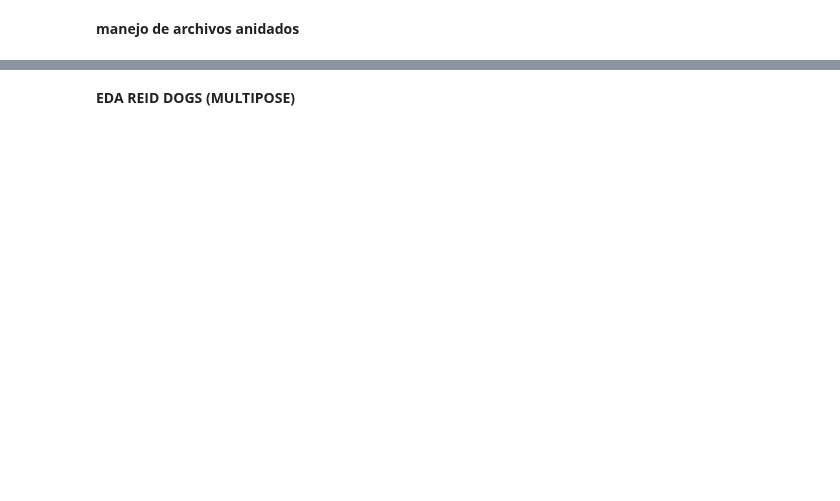
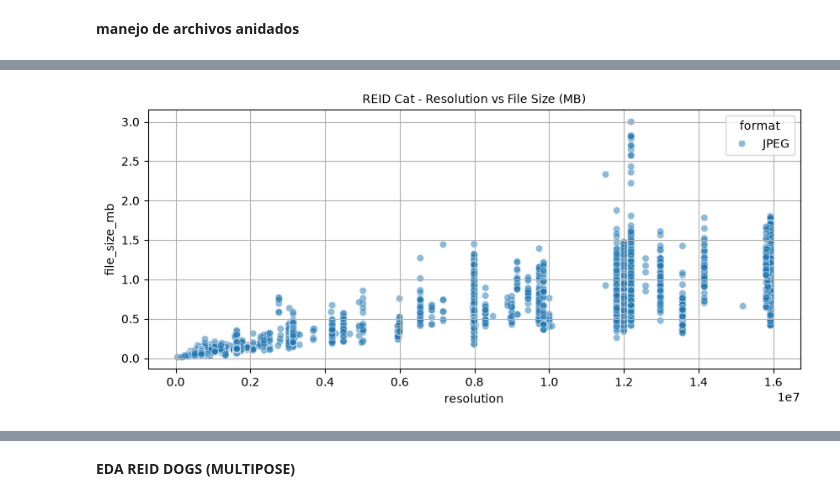
Before and after one commit to 317745/IA_PROJECT, a Jupyter notebook: proyecto/eda.ipynb, the cells around one changed output, grey strips where cells are left out. Drawn from its saved outputs; the diff is of its cells as text; code cells hidden in the pictures; blank space fills up the shorter version.

```diff
--- a/proyecto/eda.ipynb
+++ b/proyecto/eda.ipynb
@@ -243,7 +314,9 @@ def plot_resolution_vs_file_size(df, class_df=None):
     plt.grid()
     plt.show()
 # %%
-plot_resolution_vs_file_size(df_images_reid_cat, class_df='REID Cat')
+plot_resolution_vs_file_size(df_images_reid_cat_modified, class_df='REID Cat')
+# %% [output]
+[figure, added]
 # %%
 def file_size_vs_format(df, class_df=None):
     plt.figure(figsize=(15, 4))
```
Also changed, not shown: parts of 42 cells of this notebook.
